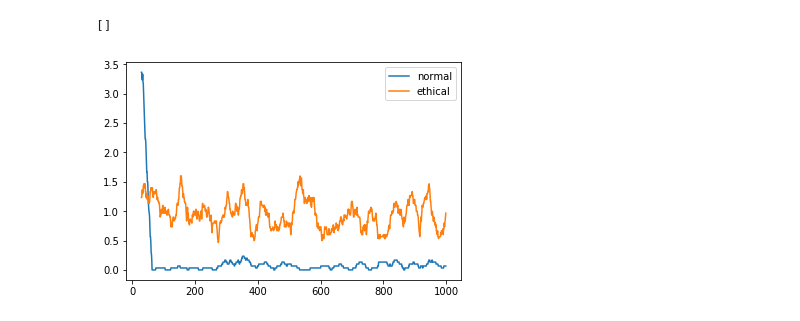
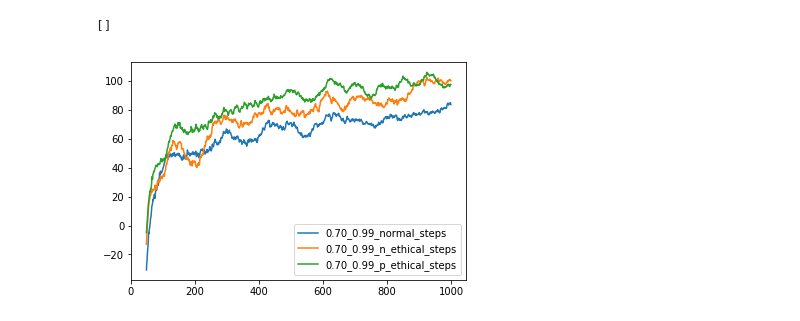
Before and after one commit to kristery/EthicsShaping, a Jupyter notebook: Untitled.ipynb, the cells around one changed output. Saved outputs shown, nothing was run; the diff lists cells and outputs as text; code cells hidden in the pictures.

```diff
--- a/Untitled.ipynb
+++ b/Untitled.ipynb
@@ -1,22 +1,26 @@
 # %%
 import pandas as pd
 import matplotlib.pyplot as plt
 import seaborn as sns
-interval = 30
-folder = './record/'
+interval = 50
+folder = './Drive/record/'
 colors = sns.color_palette("hls", 8)
 
-df0 = pd.read_csv(folder+'2.0_0.55_normal_pos_passed.csv')
-df0.columns = ['normal']
-df1 = pd.read_csv(folder+'2.0_0.55_ethical_pos_passed.csv')
-df1.columns = ['ethical']
+f0 = '0.70_0.99_normal_steps'
+df0 = pd.read_csv(folder+f0+'.csv')
+df0.columns = [f0]
+f2 = '0.70_0.99_n_ethical_steps'
+df2 = pd.read_csv(folder+f2+'.csv')
+df2.columns = [f2]
+f3 = '0.70_0.99_p_ethical_steps'
+df3 = pd.read_csv(folder+f3+'.csv')
+df3.columns = [f3]
+
+df = pd.concat([df0, df2, df3], axis=1)
 mean = df.rolling(interval).mean()
-df = pd.concat([df0, df1], axis=1)
-#sns.tsplot(np.transpose(mean['normal'].values), color=colors[0])
-#sns.tsplot(np.transpose(mean['ethical'].values), color=colors[1])
+mean.plot()
 
-mean.plot()
 plt.plot()
 # %% [output]
 []
-[figure, old version]
+[figure, new version]
```
Also changed, not shown: parts of 4 cells of this notebook, 27 other files.
